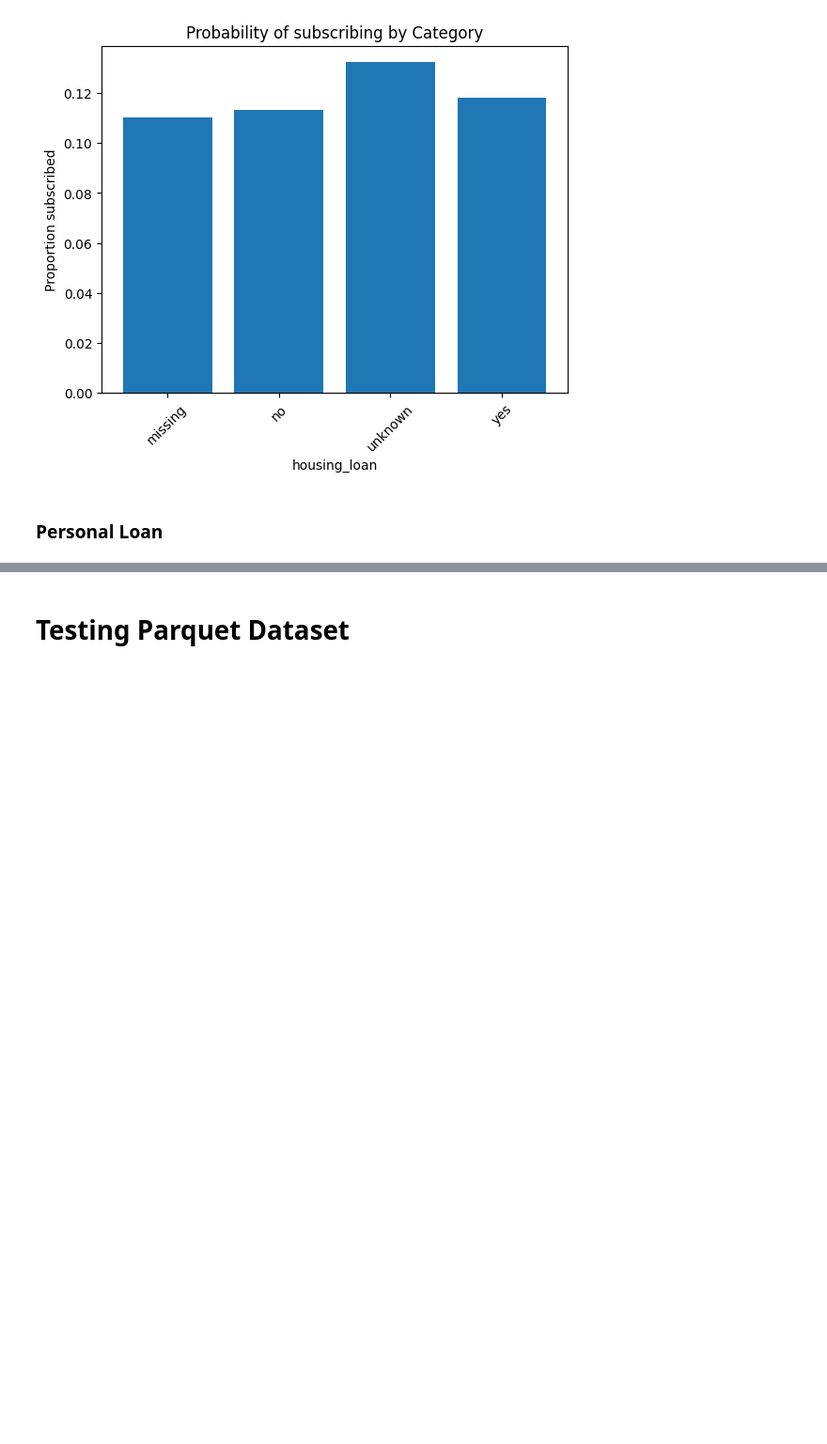
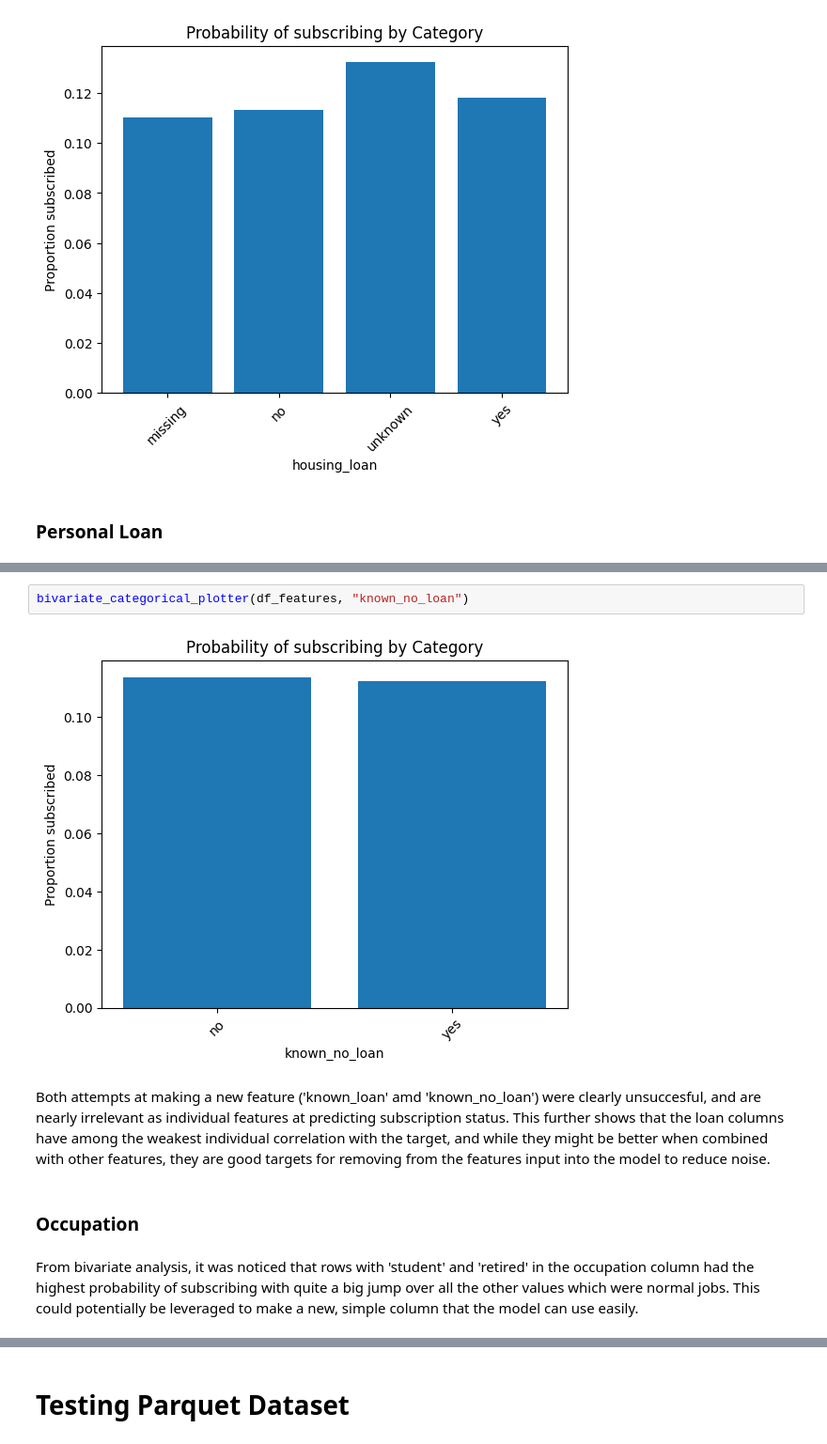
Before and after one commit to mysticshirou/EGT309-TeamJunHoe, a Jupyter notebook: eda.ipynb, the cells around one changed output, grey strips where cells are left out. Shown at 94% size. Drawn from its saved outputs; the diff is of its cells as text; blank space fills up the shorter version.

```diff
--- a/eda.ipynb
+++ b/eda.ipynb
@@ -1030,0 +1098,10 @@ bivariate_categorical_plotter(df_cleaned, "personal_loan")
+# %%
+bivariate_categorical_plotter(df_features, "known_no_loan")
+# %% [output]
+[figure, added]
+# %% [markdown]
+Both attempts at making a new feature ('known_loan' amd 'known_no_loan') were clearly unsuccesful, and are nearly irrelevant as individual features at predicting subscription status. This further shows that the loan columns have among the weakest individual correlation with the target, and while they might be better when combined with other features, they are good targets for removing from the features input into the model to reduce noise.
+# %% [markdown]
+### Occupation
+# %% [markdown]
+From bivariate analysis, it was noticed that rows with 'student' and 'retired' in the occupation column had the highest probability of subscribing with quite a big jump over all the other values which were normal jobs. This could potentially be leveraged to make a new, simple column that the model can use easily.
```
Also changed, not shown: parts of 17 cells of this notebook.
